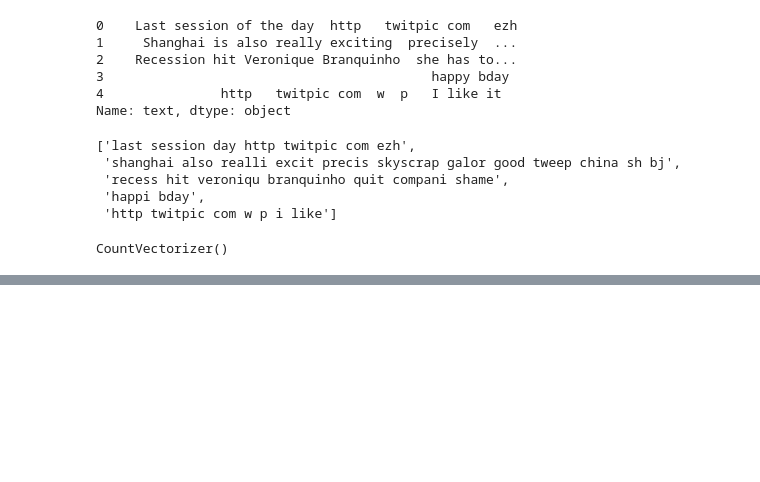
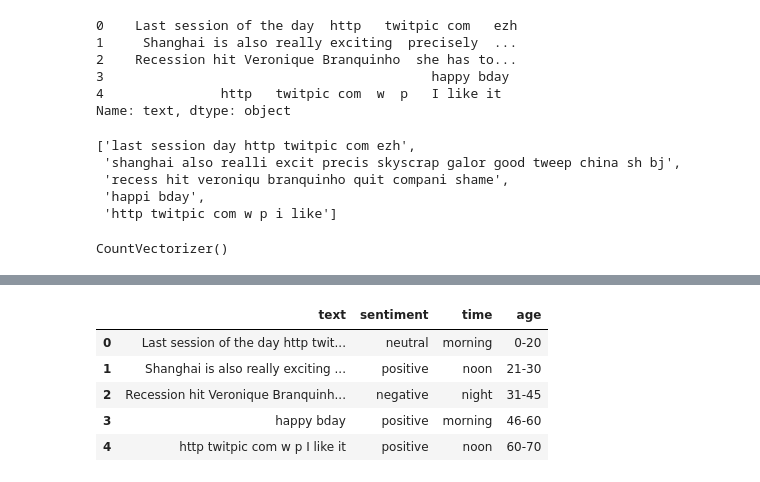
Before and after one commit to ayush02av/mlprac, a Jupyter notebook: Projects/twitter sentiment analysis/model.ipynb, the cells around one changed output, grey strips where cells are left out. Saved outputs shown, nothing was run; the diff lists cells and outputs as text; code cells hidden in the pictures; blank space fills up the shorter version.

```diff
--- a/Projects/sentiment analysis/model.ipynb
+++ b/Projects/twitter sentiment analysis/model.ipynb
@@ -163,0 +191,9 @@ rows.shape
+# %%
+df.head()
+# %% [output]
+|  | text | sentiment | time | age |
+| 0 | Last session of the day http twit... | neutral | morning | 0-20 |
+| 1 | Shanghai is also really exciting ... | positive | noon | 21-30 |
+| 2 | Recession hit Veronique Branquinh... | negative | night | 31-45 |
+| 3 | happy bday | positive | morning | 46-60 |
+| 4 | http twitpic com w p I like it | positive | noon | 60-70 |
```
Also changed, not shown: parts of 25 cells of this notebook, 1 other file.
